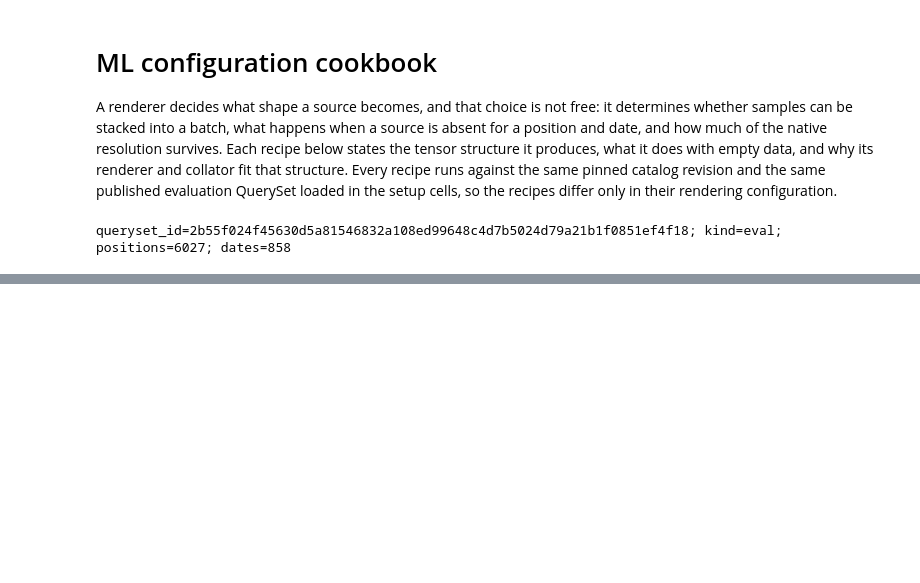
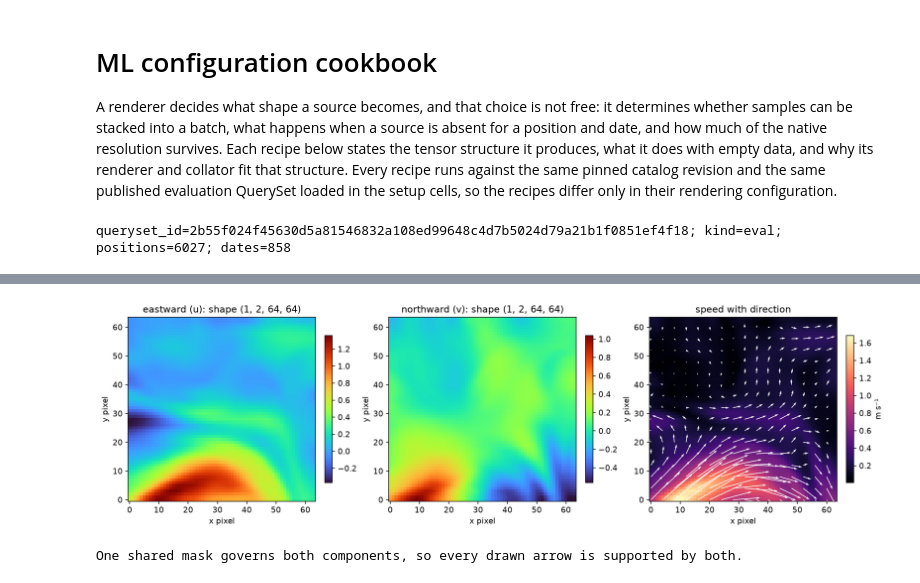
Before and after one commit to nilsleh/oceanTACO, a Jupyter notebook: docs/tutorials/ml_configuration_cookbook.ipynb, the cells around one changed output, grey strips where cells are left out. Drawn from its saved outputs; the diff is of its cells as text; code cells hidden in the pictures; blank space fills up the shorter version.

```diff
--- a/docs/tutorials/ml_configuration_cookbook.ipynb
+++ b/docs/tutorials/ml_configuration_cookbook.ipynb
@@ -192,11 +53,0 @@ Ragged point data are visualised as records, not fabricated into a dense grid.
-# %%
-import matplotlib.pyplot as plt
-fig, axis = plt.subplots(figsize=(8, 2.8))
-axis.broken_barh([(-1, 1), (1, 1)], (4, 5), facecolors=["#3182bd", "#dd8a45"])
-axis.axvline(0, color="black", lw=1)
-axis.set(xlim=(-1.5, 2.5), ylim=(0, 14), yticks=[], xlabel="days relative to anchor", title="Forecast recipe: context and target are distinct windows")
-axis.text(-.5, 10, "context", ha="center"); axis.text(1.5, 10, "target", ha="center")
-fig.tight_layout()
-from IPython.display import display
-display_figure(fig)
-print("The timeline represents the QueryFilter relation used above, not an inferred observation schedule.")
@@ -240,0 +146,11 @@ Regional bounds, wrapped bounds, and validity-aware normalisation are all explic
+# %%
+vectors = {"velocity": VectorPair(Resample((64, 64), .5))}
+print("components:", vectors["velocity"].components)
+velocity_sample = render(vectors)
+velocity = velocity_sample["velocity"]
+data = np.asarray(velocity["data"])
+if data.shape[0]:
+    speed = np.hypot(data[0][0], data[0][1])
+    print(f"u range=[{np.nanmin(data[:, 0]):.3f}, {np.nanmax(data[:, 0]):.3f}] m/s")
+    print(f"v range=[{np.nanmin(data[:, 1]):.3f}, {np.nanmax(data[:, 1]):.3f}] m/s")
+    print(f"speed max={np.nanmax(speed):.3f} m/s; pair_available={bool(velocity['pair_available'])}")
@@ -240,0 +164,20 @@ Regional bounds, wrapped bounds, and validity-aware normalisation are all explic
+# %%
+fig, axes = plt.subplots(1, 3, figsize=(14, 4), constrained_layout=True)
+show_grid(axes[0], velocity, "eastward (u)", component=0)
+show_grid(axes[1], velocity, "northward (v)", component=1)
+data = np.asarray(velocity["data"])
+if data.shape[0]:
+    speed = np.hypot(data[0][0], data[0][1])
+    drawn = axes[2].imshow(speed, origin="lower", cmap="magma", aspect="auto")
+    step = max(1, speed.shape[0] // 16)
+    grid_y, grid_x = np.mgrid[0:speed.shape[0]:step, 0:speed.shape[1]:step]
+    axes[2].quiver(grid_x, grid_y, data[0][0][::step, ::step], data[0][1][::step, ::step], color="white", scale=6)
+    axes[2].set(title="speed with direction", xlabel="x pixel", ylabel="y pixel")
+    fig.colorbar(drawn, ax=axes[2], shrink=.8, label="m s⁻¹")
+else:
+    axes[2].text(.5, .5, "pair unavailable", ha="center", va="center", transform=axes[2].transAxes)
+display_figure(fig)
+print("One shared mask governs both components, so every drawn arrow is supported by both.")
+# %% [output]
+[figure, added]
+One shared mask governs both components, so every drawn arrow is supported by both.
```
Also changed, not shown: parts of 44 cells of this notebook, 6 other files.
